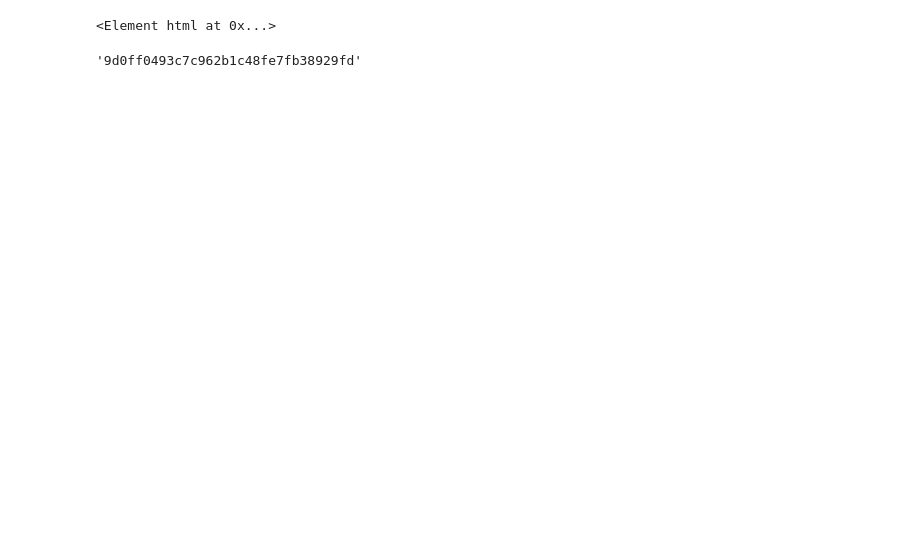
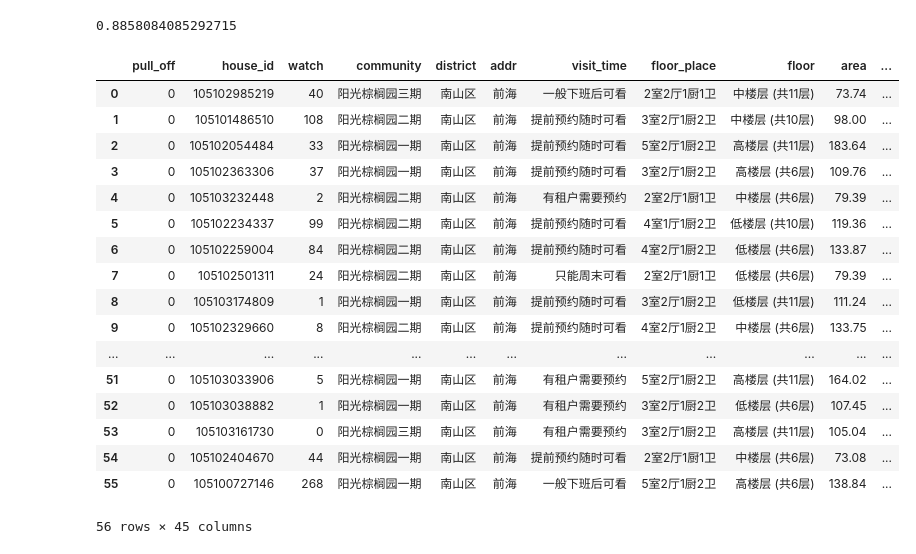
Before and after one commit to rafaelxiao/artemis, a Jupyter notebook: scripts/crawling_lianjia.ipynb, the cells around one changed output. Saved outputs shown, nothing was run; the diff lists cells and outputs as text; code cells hidden in the pictures; blank space fills up the shorter version.

```diff
--- a/scripts/crawling_lianjia.ipynb
+++ b/scripts/crawling_lianjia.ipynb
@@ -259,0 +560,21 @@ for i in cursor:
+# %%
+def load_res_result(folder):
+
+    res = []
+    for i in os.listdir(folder):
+        if 'pkl' in i:
+            res.append(pd.read_pickle('{}/{}'.format(folder, str(i))))
+    df = pd.concat(res, axis=0).reset_index(drop=True)
+    df['num_rents'] = df['num_rents'].apply(lambda x: int(x[:x.index('套')]) if '套' in x else 0)
+    df['num_rooms'] = df['num_rooms'].apply(lambda x: int(x[:x.index('户')]) if '户' in x else 0)
+    df['num_buildings'] = df['num_buildings'].apply(lambda x: int(x[:x.index('栋')]) if '栋' in x else 0)
+    df['price'] = df['price'].astype(int)
+    df['watch'] = df['watch'].astype(int)
+    df['num_sell'] = df['num_sell'].astype(int)
+    df['age'] = df['age'].apply(lambda x: int(x[:x.index('年')]) if '年' in x else -999)
+    df['num_selled_in_90'] = df['num_selled_in_90'].apply(lambda x: int(x[x.index('交')+1: x.index('套')]) if '套' in x else 0)
+    df['addr1'] = df['addr1'].apply(lambda x: x[x.index(')')+1:] if ')' in x else x)
+    df['price_ref'] = df['price_ref'].apply(lambda x: x[:x.index('参')] if '参' in x else x)
+
+    return df
+df = load_res_result('save')
@@ -259,0 +587,23 @@ for i in cursor:
+# %%
+def load_house_result(folder):
+
+    res = []
+    for i in os.listdir(folder):
+        if 'pkl' in i:
+            res.append(pd.read_pickle('{}/{}'.format(folder, str(i))))
+    df = pd.concat(res, axis=0).reset_index(drop=True)
+
+    for i in ['pull_off', 'watch', 'total_price', 'unit_price']:
+        df[i] = df[i].astype(int)
+
+    df['area'] = df['area'].apply(lambda x: float(x[:x.index('㎡')]) if '㎡' in x else 0)
+    df['area_inside'] = df['area_inside'].apply(lambda x: float(x[:x.index('㎡')]) if '㎡' in x else 0)
+
+    return df
+df = load_house_result('save')
+df['actual_area_ratio'] = df['area_inside'] / df['area']
+ratio = df['actual_area_ratio']
+ratio = ratio[ratio!=0]
+ratio.mean()
+# %% [output]
+0.8858084085292715
@@ -260,2 +612,21 @@ for i in cursor:
 # %%
-df = load_result('save')
+df
+# %% [output]
+|  | pull_off | house_id | watch | community | district | addr | visit_time | floor_place | floor | area | ... |
+| 0 | 0 | 105102985219 | 40 | 阳光棕榈园三期 | 南山区 | 前海 | 一般下班后可看 | 2室2厅1厨1卫 | 中楼层 (共11层) | 73.74 | ... |
+| 1 | 0 | 105101486510 | 108 | 阳光棕榈园二期 | 南山区 | 前海 | 提前预约随时可看 | 3室2厅1厨2卫 | 中楼层 (共10层) | 98.00 | ... |
+| 2 | 0 | 105102054484 | 33 | 阳光棕榈园一期 | 南山区 | 前海 | 提前预约随时可看 | 5室2厅1厨2卫 | 高楼层 (共11层) | 183.64 | ... |
+| 3 | 0 | 105102363306 | 37 | 阳光棕榈园一期 | 南山区 | 前海 | 提前预约随时可看 | 3室2厅1厨2卫 | 高楼层 (共6层) | 109.76 | ... |
+| 4 | 0 | 105103232448 | 2 | 阳光棕榈园二期 | 南山区 | 前海 | 有租户需要预约 | 2室2厅1厨1卫 | 中楼层 (共6层) | 79.39 | ... |
+| 5 | 0 | 105102234337 | 99 | 阳光棕榈园二期 | 南山区 | 前海 | 提前预约随时可看 | 4室1厅1厨2卫 | 低楼层 (共10层) | 119.36 | ... |
+| 6 | 0 | 105102259004 | 84 | 阳光棕榈园二期 | 南山区 | 前海 | 提前预约随时可看 | 4室2厅1厨2卫 | 低楼层 (共6层) | 133.87 | ... |
+| 7 | 0 | 105102501311 | 24 | 阳光棕榈园二期 | 南山区 | 前海 | 只能周末可看 | 2室2厅1厨1卫 | 低楼层 (共6层) | 79.39 | ... |
+| 8 | 0 | 105103174809 | 1 | 阳光棕榈园一期 | 南山区 | 前海 | 提前预约随时可看 | 3室2厅1厨2卫 | 低楼层 (共11层) | 111.24 | ... |
+| 9 | 0 | 105102329660 | 8 | 阳光棕榈园二期 | 南山区 | 前海 | 提前预约随时可看 | 4室2厅1厨2卫 | 中楼层 (共6层) | 133.75 | ... |
+| ... | ... | ... | ... | ... | ... | ... | ... | ... | ... | ... | ... |
+| 51 | 0 | 105103033906 | 5 | 阳光棕榈园一期 | 南山区 | 前海 | 有租户需要预约 | 5室2厅1厨2卫 | 高楼层 (共11层) | 164.02 | ... |
+| 52 | 0 | 105103038882 | 1 | 阳光棕榈园一期 | 南山区 | 前海 | 有租户需要预约 | 3室2厅1厨2卫 | 低楼层 (共6层) | 107.45 | ... |
+| 53 | 0 | 105103161730 | 0 | 阳光棕榈园三期 | 南山区 | 前海 | 有租户需要预约 | 3室2厅1厨2卫 | 高楼层 (共11层) | 105.04 | ... |
+| 54 | 0 | 105102404670 | 44 | 阳光棕榈园一期 | 南山区 | 前海 | 提前预约随时可看 | 2室2厅1厨1卫 | 中楼层 (共6层) | 73.08 | ... |
+| 55 | 0 | 105100727146 | 268 | 阳光棕榈园一期 | 南山区 | 前海 | 一般下班后可看 | 5室2厅1厨2卫 | 高楼层 (共6层) | 138.84 | ... |
+56 rows × 45 columns
@@ -271,8 +632,0 @@ page4 = get_page(res_detail_url('2411048613833'))
-# %%
-page4
-# %% [output]
-<Element html at 0x...>
-# %%
-hash_dic(dic)
-# %% [output]
-'9d0ff0493c7c962b1c48fe7fb38929fd'
```
Also changed, not shown: parts of 48 cells of this notebook, 1 other file.
